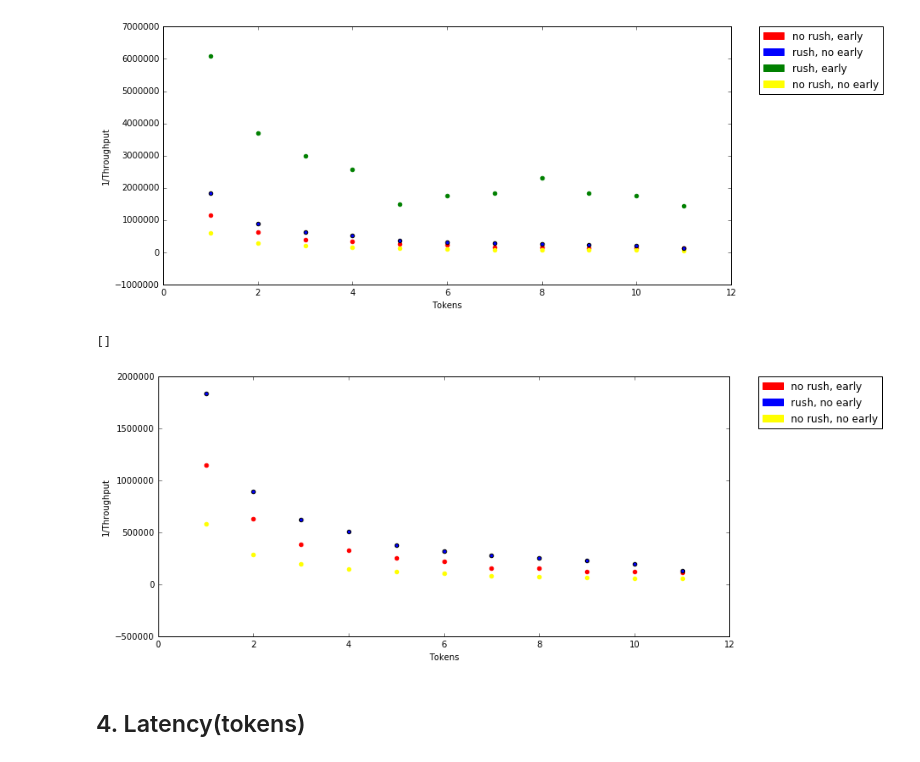
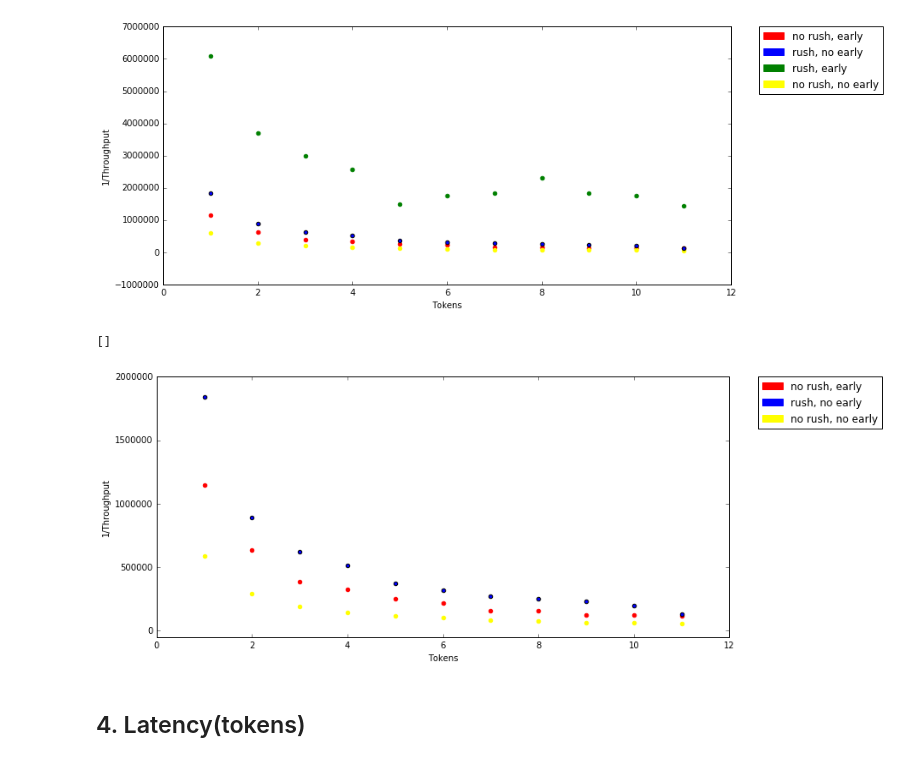
Before and after one commit to mrGlebao/TokenRing, a Jupyter notebook: research/MetaNotebookProcess.ipynb, the cells around one changed output. Cells and saved outputs as stored; diff of their text form; code cells hidden in the pictures.

```diff
--- a/research/MetaNotebookProcess.ipynb
+++ b/research/MetaNotebookProcess.ipynb
@@ -223,20 +255,21 @@ plt.plot()
 # %%
 figure_for_scatter()
 plt.subplot(211)
 plt.scatter(norush_early_11nodes["tok"], norush_early_11nodes["cir"]/norush_early_11nodes["tok"], color="red")
 plt.scatter(norush_noearly_11nodes["tok"], norush_noearly_11nodes["cir"]/norush_noearly_11nodes["tok"], color="yellow")
 plt.scatter(rush_noearly_11nodes["tok"], rush_noearly_11nodes["cir"]/rush_noearly_11nodes["tok"])
 plt.xlabel("Tokens")
 plt.ylabel("1/Throughput")
 red_patch = mpatches.Patch(color='red', label='no rush, early')
 yellow_patch = mpatches.Patch(color='yellow', label='no rush, no early')
 blue_patch = mpatches.Patch(color='blue', label='rush, no early')
 plt.legend(bbox_to_anchor=(1.05, 1), loc=2, borderaxespad=0., handles=[red_patch, blue_patch, yellow_patch])
+plt.ylim(ymax=2000000, ymin = -50000)
 
 plt.plot()
 # %% [output]
 []
-[figure, old version]
+[figure, new version]
 # %% [markdown]
 ## 4. Latency(tokens)
 # %%
```
Also changed, not shown: parts of 3 cells of this notebook.
